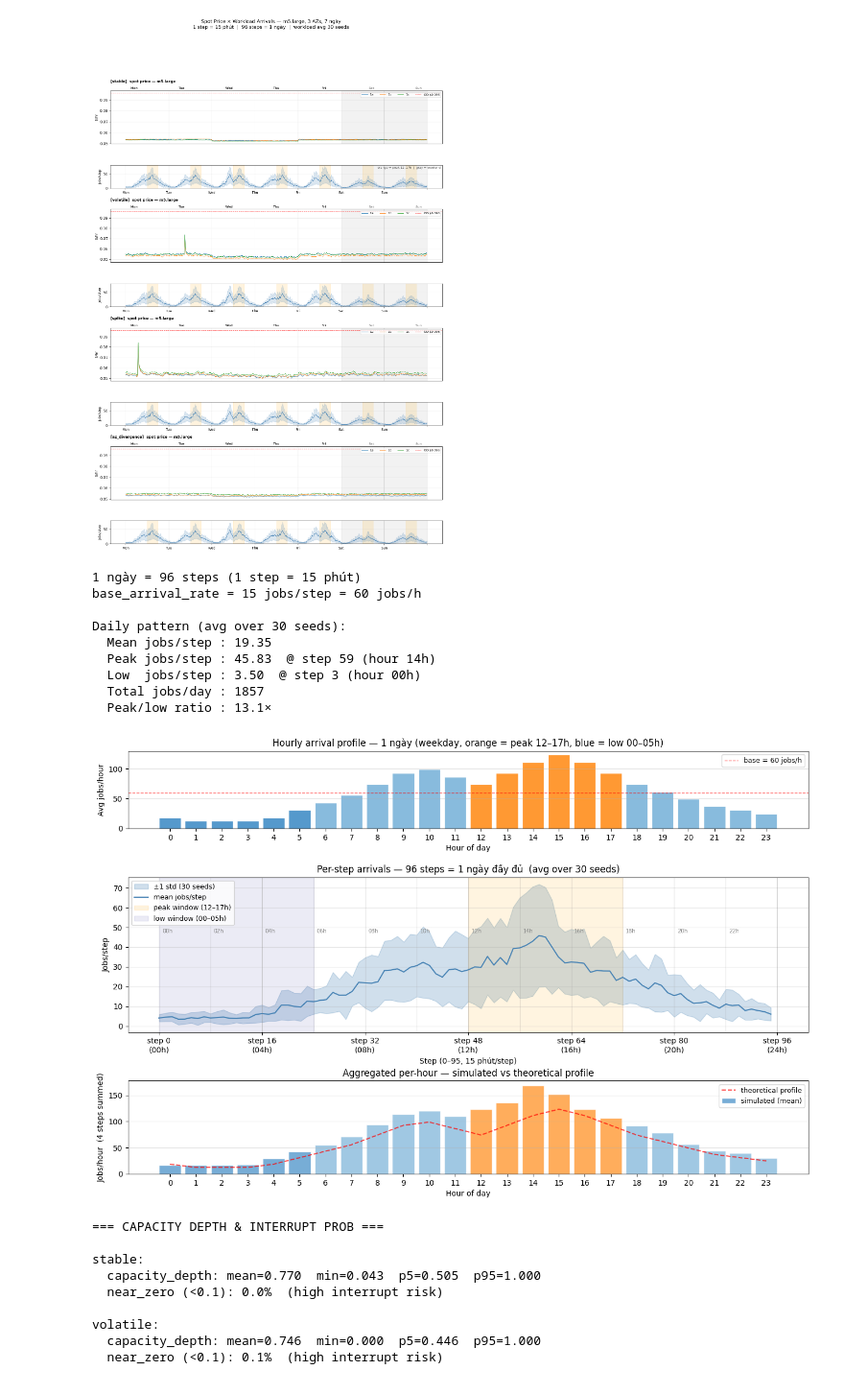
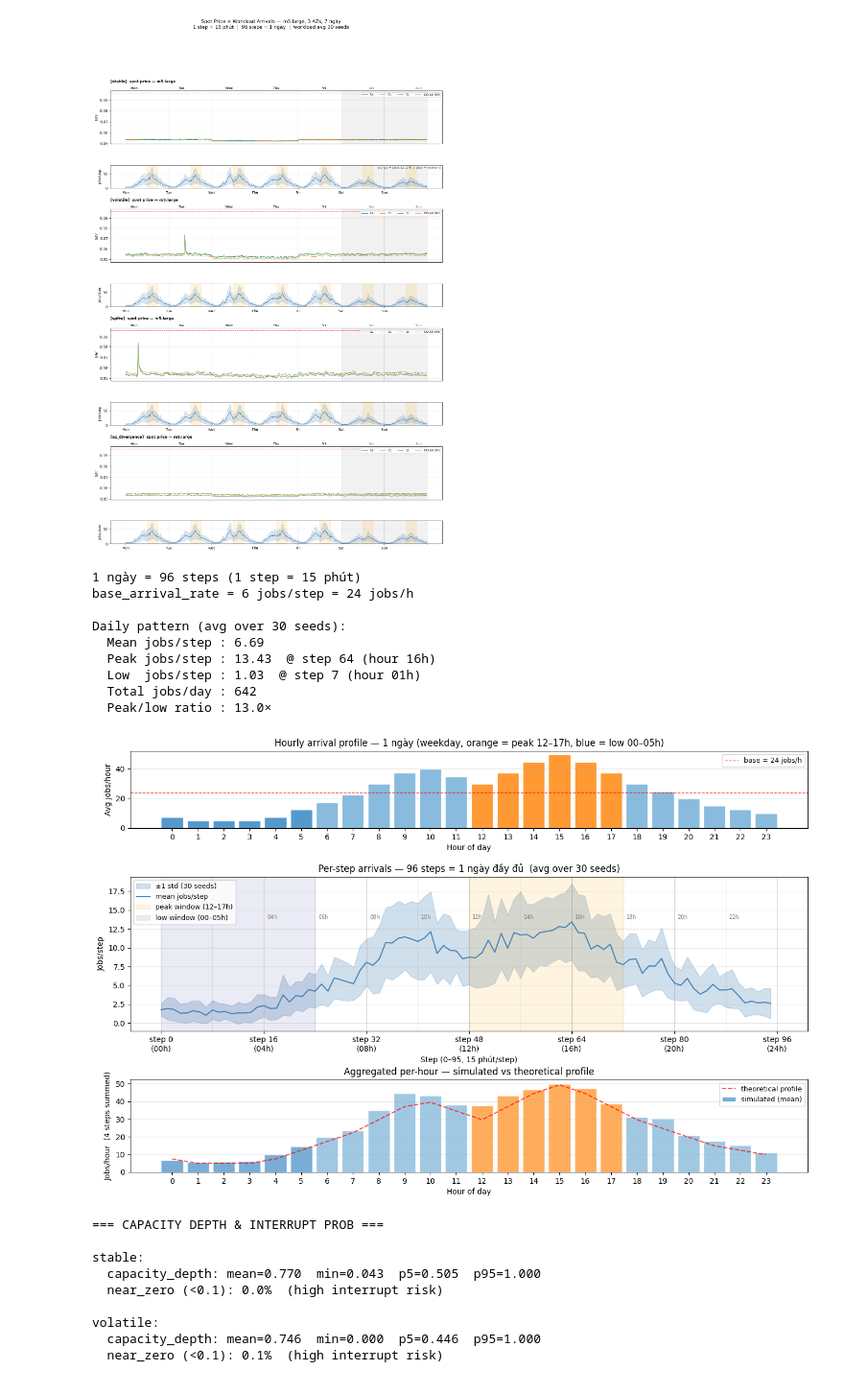
Before and after one commit to RibunLoc/NT549.Q21_spot-rl-optimizer, a Jupyter notebook: notebooks/data_analysis.ipynb, the cells around one changed output. Shown at 96% size. Drawn from its saved outputs; the diff is of its cells as text; code cells hidden in the pictures.

Commit message:
train v34

```diff
--- a/notebooks/data_analysis.ipynb
+++ b/notebooks/data_analysis.ipynb
@@ -339,12 +339,12 @@ plt.show()
 from envs.workload_generator import WorkloadGenerator, HOURLY_PROFILE
 
 WORKLOAD_CFG = {
-    'base_arrival_rate': 15,    # jobs/step (khớp kaggle_train.ipynb)
-    'peak_multiplier':   2.0,
+    'base_arrival_rate': 6,    # jobs/step (khớp kaggle_train.ipynb)
+    'peak_multiplier':   1.4,
     'avg_job_duration':  3,
     'weekend_factor':    0.6,
     'spike_probability': 0.02,
-    'spike_multiplier':  3.0,
+    'spike_multiplier':  2.0,
 }
 
 STEPS_PER_HOUR = 4
@@ -425,40 +425,40 @@ ax2.axvspan(12 * STEPS_PER_HOUR, 18 * STEPS_PER_HOUR,
 ax2.axvspan(0, 6 * STEPS_PER_HOUR,
             alpha=0.08, color='navy',   label='low window (00–05h)')
 
 ax2.set_xlabel('Step (0–95, 15 phút/step)')
 ax2.set_ylabel('Jobs/step')
 ax2.set_title(f'Per-step arrivals — 96 steps = 1 ngày đầy đủ  (avg over {N_SEEDS} seeds)')
 ax2.set_xticks(np.arange(0, STEPS_PER_DAY + 1, STEPS_PER_HOUR * 4))   # every 4h
 ax2.set_xticklabels([f'step {s}\n({s // STEPS_PER_HOUR:02d}h)' for s in range(0, STEPS_PER_DAY + 1, 16)])
 ax2.legend(fontsize=9, loc='upper left')
 ax2.grid(alpha=0.3)
 
 # ── Panel 3: Aggregated per-hour (24 bars) — 4 steps summed → 1 bar
 ax3 = fig.add_subplot(gs[2])
 per_hour_sim = mean_1day.reshape(24, STEPS_PER_HOUR).sum(axis=1)   # sum 4 steps → 1 hour
 ax3.bar(hours, per_hour_sim, color=bar_colors, edgecolor='white', width=0.85, alpha=0.8,
         label='simulated (mean)')
 ax3.plot(hours, rates_per_hour, 'r--', lw=1.5, alpha=0.7, label='theoretical profile')
 ax3.set_xticks(hours)
 ax3.set_xlabel('Hour of day')
 ax3.set_ylabel('Jobs/hour  (4 steps summed)')
 ax3.set_title('Aggregated per-hour — simulated vs theoretical profile')
 ax3.legend(fontsize=9)
 ax3.grid(alpha=0.3, axis='y')
 
 plt.savefig('../data/processed/workload_96steps_daily.png', dpi=100, bbox_inches='tight')
 plt.show()
 # %% [output]
 1 ngày = 96 steps (1 step = 15 phút)
-base_arrival_rate = 15 jobs/step = 60 jobs/h
+base_arrival_rate = 6 jobs/step = 24 jobs/h
 
 Daily pattern (avg over 30 seeds):
-  Mean jobs/step : 19.35
-  Peak jobs/step : 45.83  @ step 59 (hour 14h)
-  Low  jobs/step : 3.50  @ step 3 (hour 00h)
-  Total jobs/day : 1857
-  Peak/low ratio : 13.1×
+  Mean jobs/step : 6.69
+  Peak jobs/step : 13.43  @ step 64 (hour 16h)
+  Low  jobs/step : 1.03  @ step 7 (hour 01h)
+  Total jobs/day : 642
+  Peak/low ratio : 13.0×
-[figure, old version]
+[figure, new version]
 # %%
 print('=== CAPACITY DEPTH & INTERRUPT PROB ===')
 for scn in SCENARIOS:
```
Also changed, not shown: 23 other files.
